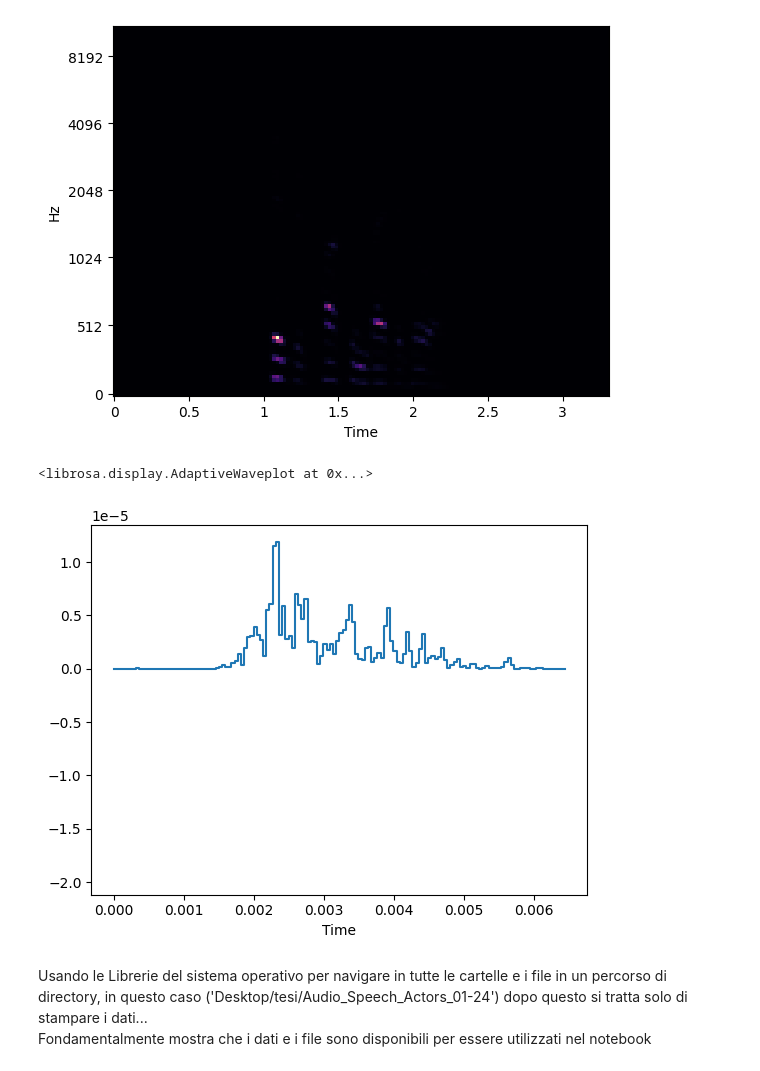
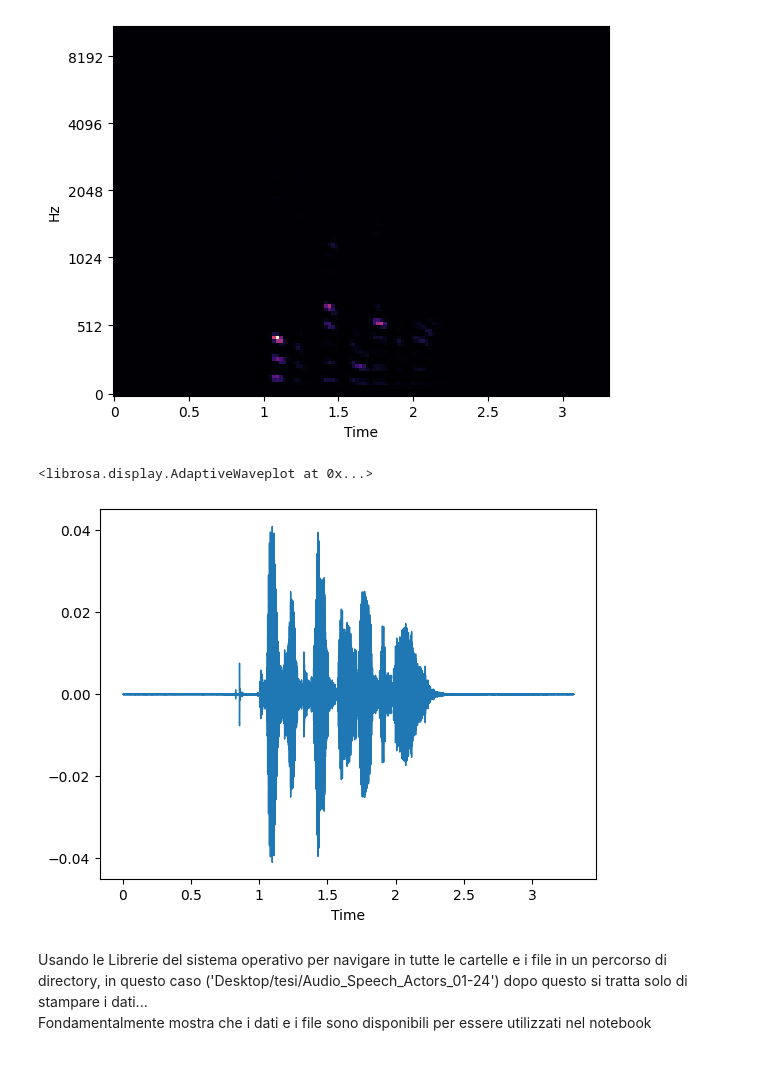
Before and after one commit to Eleonora-f/Tesi, a Jupyter notebook: Dataset Creation.ipynb, the cells around one changed output. Saved outputs shown, nothing was run; the diff lists cells and outputs as text; code cells hidden in the pictures.

```diff
--- a/Dataset Creation.ipynb
+++ b/Dataset Creation.ipynb
@@ -78,10 +78,10 @@ librosa.display.specshow(ps, y_axis='mel', x_axis='time')
 <matplotlib.collections.QuadMesh at 0x...>
 [figure]
 # %%
-librosa.display.waveshow(ps, sr=sr)
+librosa.display.waveshow(y, sr=sr)
 # %% [output]
 <librosa.display.AdaptiveWaveplot at 0x...>
-[figure, old version]
+[figure, new version]
 # %% [markdown]
 Usando le Librerie del sistema operativo per navigare in tutte le cartelle e i file in un percorso di directory, in questo caso ('Desktop/tesi/Audio_Speech_Actors_01-24') dopo questo si tratta solo di stampare i dati...<br> Fondamentalmente mostra che i dati e i file sono disponibili per essere utilizzati nel notebook
 # %%
```
Also changed, not shown: parts of 1 cell of this notebook, 1 other file.
